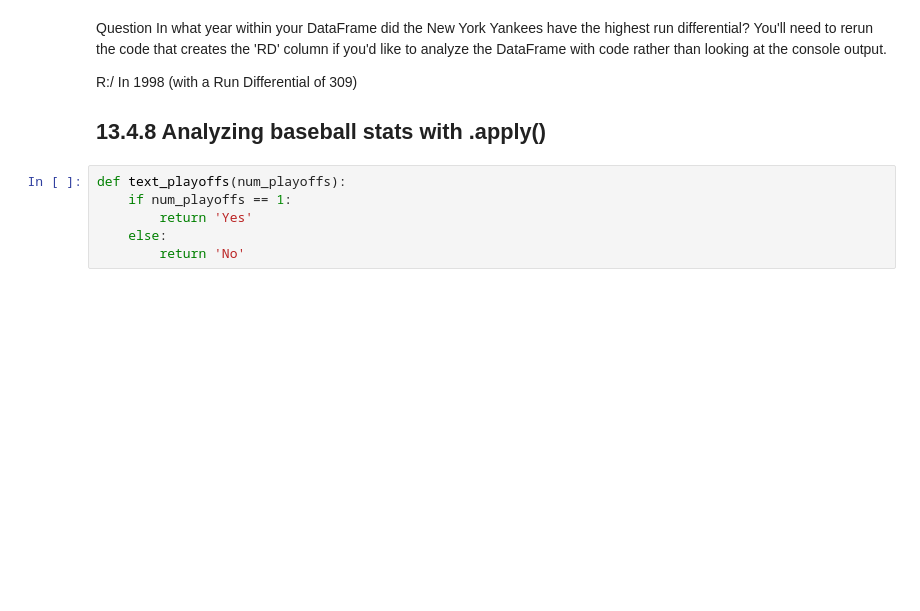
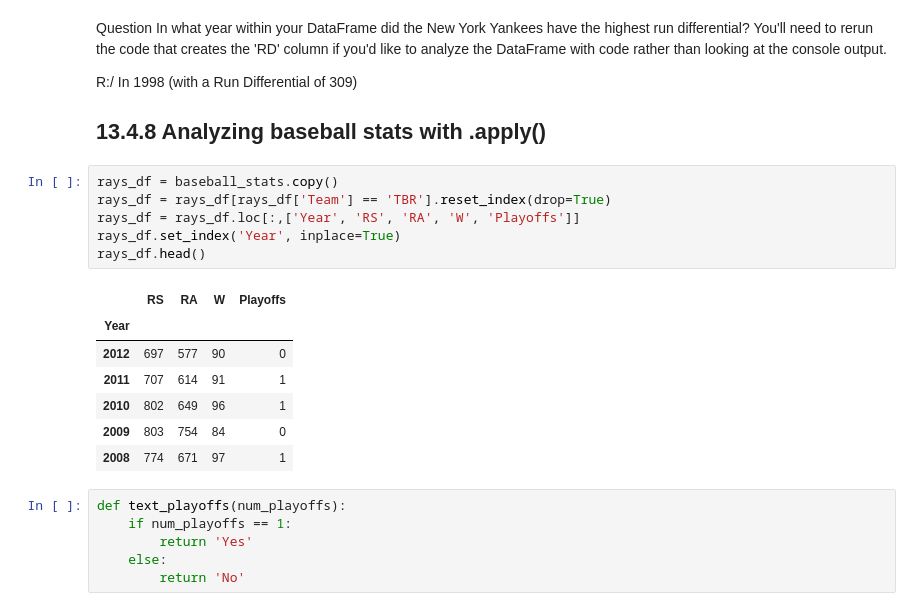
Before and after one commit to oecorrechag/Data-Engineer-track, a Jupyter notebook: Course 13 Writing Efficient Python Code/notebooks/13.4.0_Basic pandas optimizations.ipynb, the cells around one changed output. Saved outputs shown, nothing was run; the diff lists cells and outputs as text; blank space fills up the shorter version.

```diff
--- a/Course 13 Writing Efficient Python Code/notebooks/13.4.0_Basic pandas optimizations.ipynb
+++ b/Course 13 Writing Efficient Python Code/notebooks/13.4.0_Basic pandas optimizations.ipynb
@@ -295,6 +295,20 @@ You'll need to rerun the code that creates the 'RD' column if you'd like to anal
 R:/ In 1998 (with a Run Differential of 309)
 
 ## 13.4.8 Analyzing baseball stats with .apply()
+# %%
+rays_df = baseball_stats.copy()
+rays_df = rays_df[rays_df['Team'] == 'TBR'].reset_index(drop=True)
+rays_df = rays_df.loc[:,['Year', 'RS', 'RA', 'W', 'Playoffs']]
+rays_df.set_index('Year', inplace=True)
+rays_df.head()
+# %% [output]
+|  | RS | RA | W | Playoffs |
+| Year |  |  |  |  |
+| 2012 | 697 | 577 | 90 | 0 |
+| 2011 | 707 | 614 | 91 | 1 |
+| 2010 | 802 | 649 | 96 | 1 |
+| 2009 | 803 | 754 | 84 | 0 |
+| 2008 | 774 | 671 | 97 | 1 |
 # %%
 def text_playoffs(num_playoffs):
     if num_playoffs == 1:
```
Also changed, not shown: parts of 3 cells of this notebook.
